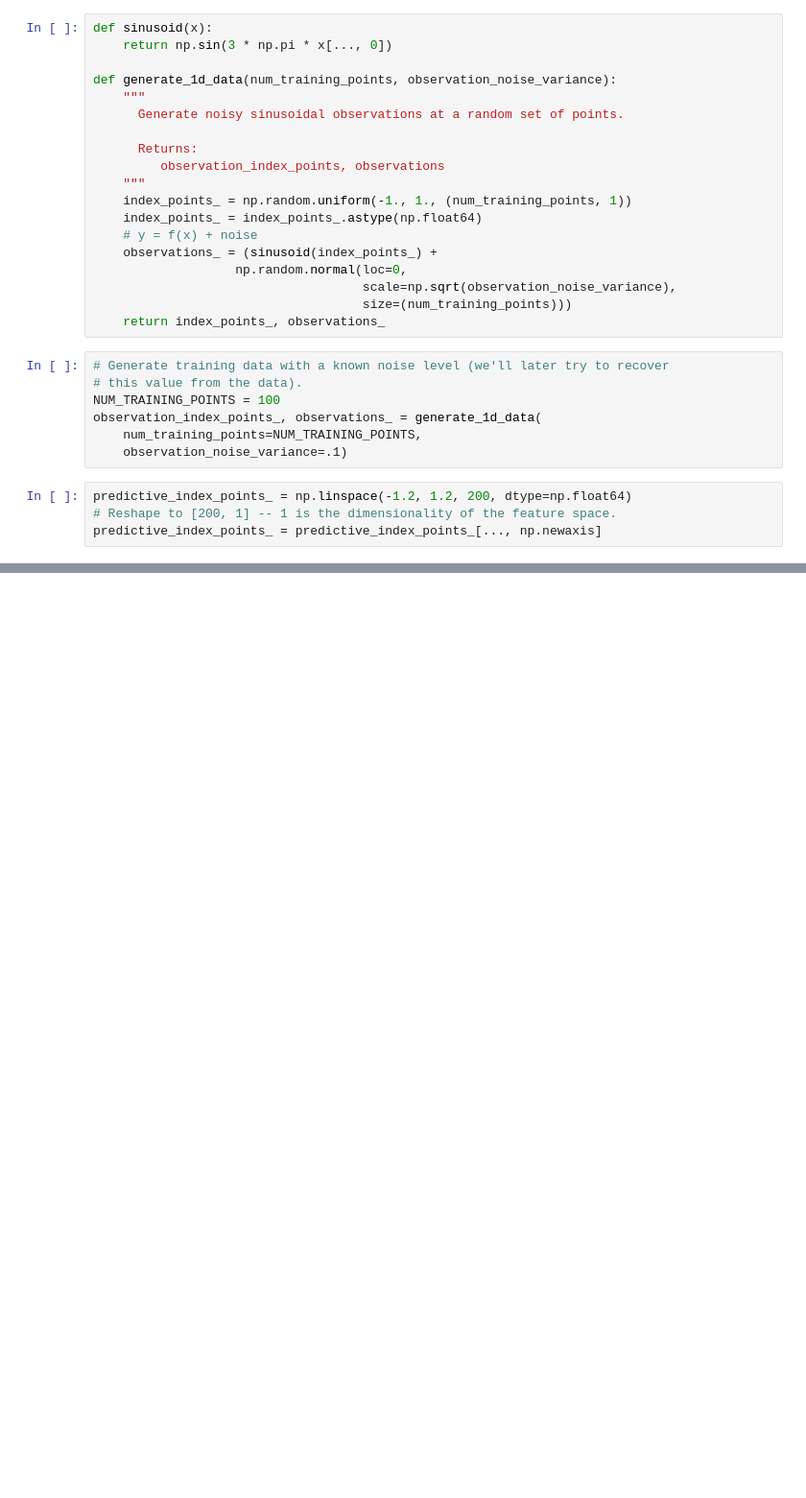
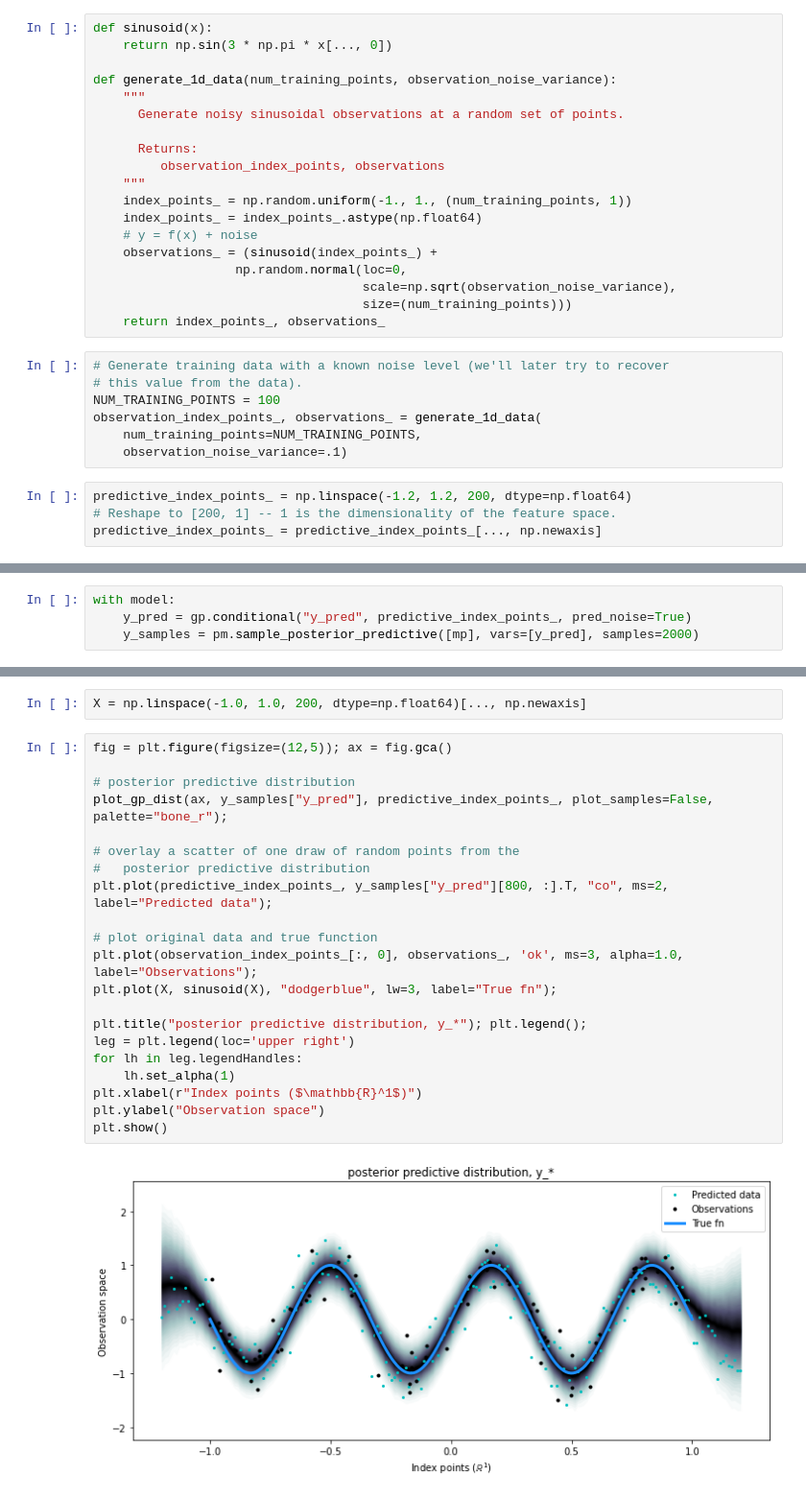
Before and after one commit to mariekoorneef/gaussian-processes, a Jupyter notebook: gp_regression_on_noisy_sinusoidal_data.ipynb, the cells around one changed output, grey strips where cells are left out. Shown: that part at 96% size. Saved outputs shown, nothing was run; the diff lists cells and outputs as text; blank space fills up the shorter version.

```diff
--- a/gp_regression_on_noisy_sinusoidal_data.ipynb
+++ b/gp_regression_on_noisy_sinusoidal_data.ipynb
@@ -150,0 +152,4 @@ plt.show()
+# %%
+with model:
+    y_pred = gp.conditional("y_pred", predictive_index_points_, pred_noise=True)
+    y_samples = pm.sample_posterior_predictive([mp], vars=[y_pred], samples=2000)
@@ -151 +158,26 @@ plt.show()
+# %%
+X = np.linspace(-1.0, 1.0, 200, dtype=np.float64)[..., np.newaxis]
+# %%
+fig = plt.figure(figsize=(12,5)); ax = fig.gca()
+
+# posterior predictive distribution
+plot_gp_dist(ax, y_samples["y_pred"], predictive_index_points_, plot_samples=False, palette="bone_r");
+
+# overlay a scatter of one draw of random points from the
+#   posterior predictive distribution
+plt.plot(predictive_index_points_, y_samples["y_pred"][800, :].T, "co", ms=2, label="Predicted data");
+
+# plot original data and true function
+plt.plot(observation_index_points_[:, 0], observations_, 'ok', ms=3, alpha=1.0, label="Observations");
+plt.plot(X, sinusoid(X), "dodgerblue", lw=3, label="True fn");
+
+plt.title("posterior predictive distribution, y_*"); plt.legend();
+leg = plt.legend(loc='upper right')
+for lh in leg.legendHandles:
+    lh.set_alpha(1)
+plt.xlabel(r"Index points ($\mathbb{R}^1$)")
+plt.ylabel("Observation space")
+plt.show()
+# %% [output]
+[figure, added]
 # %% [markdown]
```
Also changed, not shown: parts of 15 cells of this notebook.
